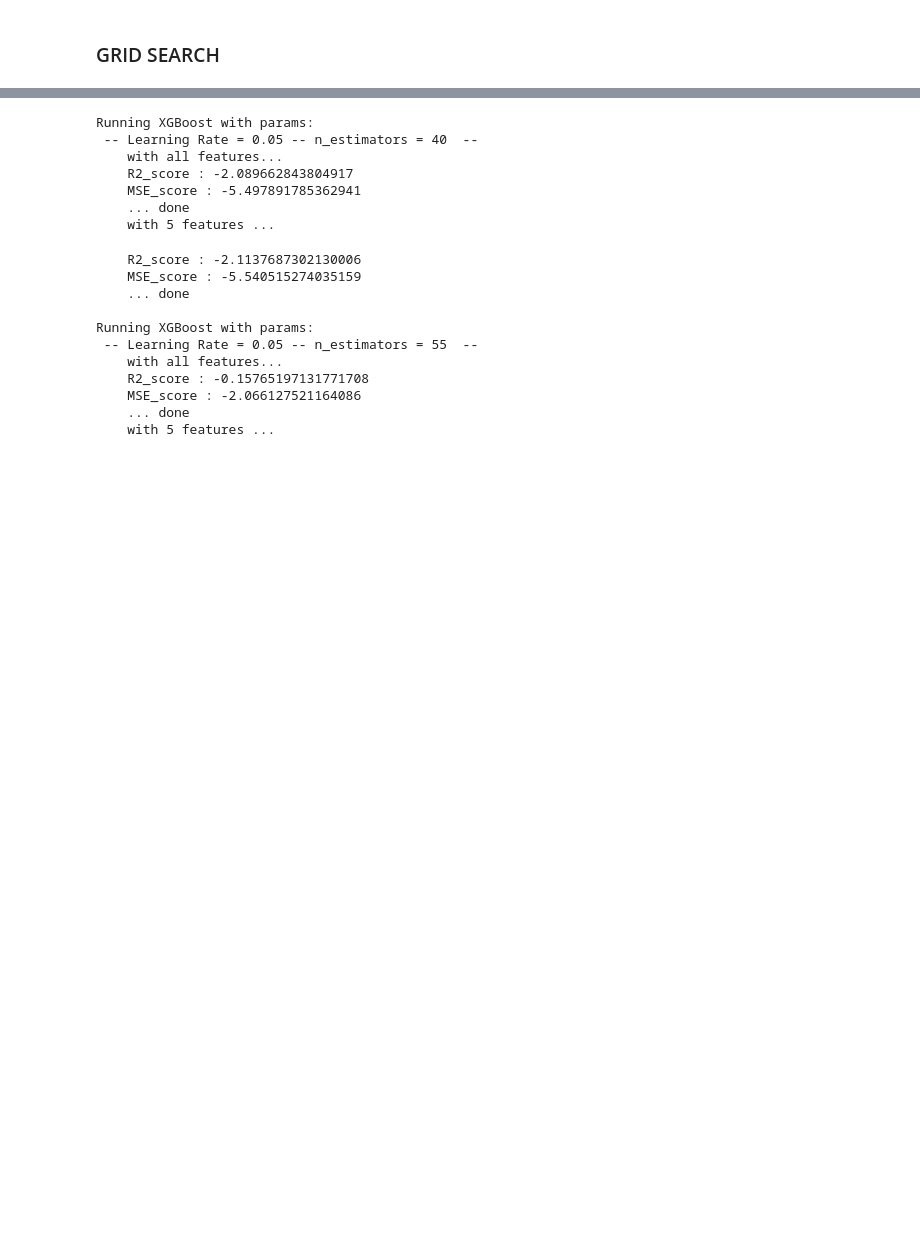
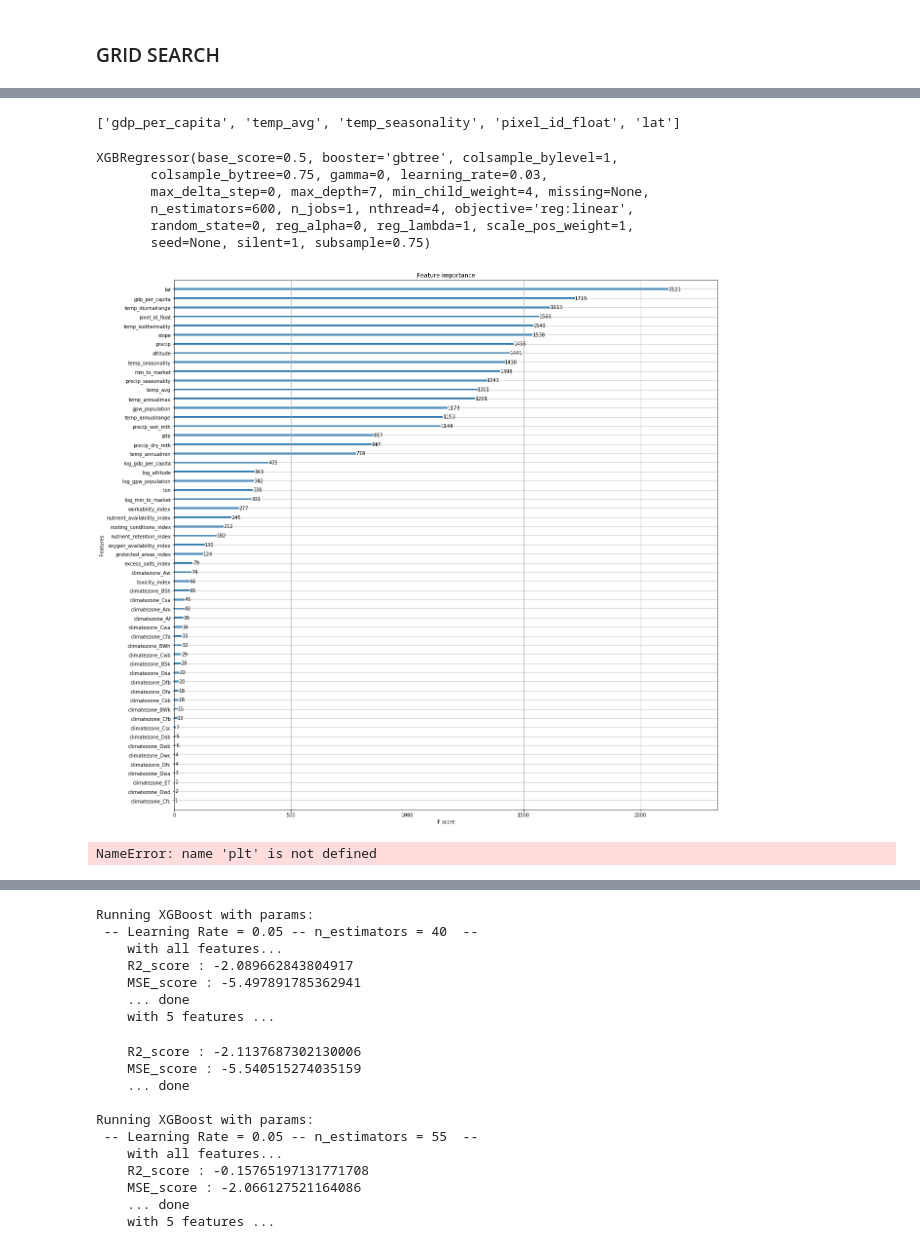
Before and after one commit to jandrewjohnson/ipbes_invest_crop_yield, a Jupyter notebook: v4 Regression Crop Modeling.ipynb, the cells around one changed output, grey strips where cells are left out. Drawn from its saved outputs; the diff is of its cells as text; code cells hidden in the pictures; blank space fills up the shorter version.

Commit message:
Added notebooks with XGB preliminary results

```diff
--- a/v4 Regression Crop Modeling.ipynb
+++ b/v4 Regression Crop Modeling.ipynb
@@ -1067,4 +954,6 @@ print(xgb_grid.best_params_)
 # Results from cell above
 # Fitting 2 folds for each of 243 candidates, totalling 486 fits | elapsed: 16.0min finished
 best_R2 = 0.44336470168217684
-best_parameters = {'colsample_bytree': 0.75, 'learning_rate': 0.03, 'max_depth': 7, 'min_child_weight': 4, 'n_estimators': 600, 'nthread': 4, 'objective': 'reg:linear', 'silent': 1, 'subsample': 0.75}
+best_parameters = {'colsample_bytree': 0.75, 'learning_rate': 0.03, 'max_depth': 7,
+                   'min_child_weight': 4, 'n_estimators': 600, 'nthread': 4,
+                   'objective': 'reg:linear', 'silent': 1, 'subsample': 0.75}
@@ -1070,0 +962,2 @@ best_parameters = {'colsample_bytree': 0.75, 'learning_rate': 0.03, 'max_depth':
+# %%
+Results_new = pd.DataFrame(columns=['Model','num_features','Features','MSE','R2','learning_rate','n_estimators'])
@@ -1070,0 +968,6 @@ best_parameters = {'colsample_bytree': 0.75, 'learning_rate': 0.03, 'max_depth':
+# %%
+model = 'XGB'
+xgbreg = xgb.XGBRegressor(**best_parameters)
+
+for features_selection in ['all', 'all_but_climzones', 'RFE', 'RFE_but_climzones']:
+    run_regressions_and_save_results(model, xgbreg, df, features_selection, Results_new)
@@ -1070,0 +1195,38 @@ best_parameters = {'colsample_bytree': 0.75, 'learning_rate': 0.03, 'max_depth':
+# %%
+print(model.feature_importances_)
+# %% [output]
+['gdp_per_capita', 'temp_avg', 'temp_seasonality', 'pixel_id_float', 'lat']
+# %%
+xgbreg
+# %% [output]
+XGBRegressor(base_score=0.5, booster='gbtree', colsample_bylevel=1,
+       colsample_bytree=0.75, gamma=0, learning_rate=0.03,
+       max_delta_step=0, max_depth=7, min_child_weight=4, missing=None,
+       n_estimators=600, n_jobs=1, nthread=4, objective='reg:linear',
+       random_state=0, reg_alpha=0, reg_lambda=1, scale_pos_weight=1,
+       seed=None, silent=1, subsample=0.75)
+# %%
+regression = xgb.XGBRegressor(base_score=0.5, booster='gbtree', colsample_bylevel=1,
+       colsample_bytree=0.75, gamma=0, learning_rate=0.03,
+       max_delta_step=0, max_depth=7, min_child_weight=4, missing=None,
+       n_estimators=600, n_jobs=1, nthread=4, objective='reg:linear',
+       random_state=0, reg_alpha=0, reg_lambda=1, scale_pos_weight=1,
+       seed=None, silent=1, subsample=0.75)
+dataframe = df
+
+x = dataframe.drop(['calories_per_ha'], axis=1)
+y = dataframe['calories_per_ha']
+X_train, X_test, y_train, y_test = train_test_split(x, y)
+regression.fit(X_train, y_train)
+print(regression.feature_importances_)
+# %%
+fig,ax = plt.subplots(figsize=(20,20))
+ax = xgb.plot_importance(regression, ax=ax)
+# %% [output]
+[figure, added]
+# %%
+#Plot
+fig,ax = plt.subplots(figsize=(20,20))
+ax = xgb.plot_importance(regression, ax=ax)
+# %% [output]
+NameError: name 'plt' is not defined
```
Also changed, not shown: parts of 42 cells of this notebook, 2 other files.
